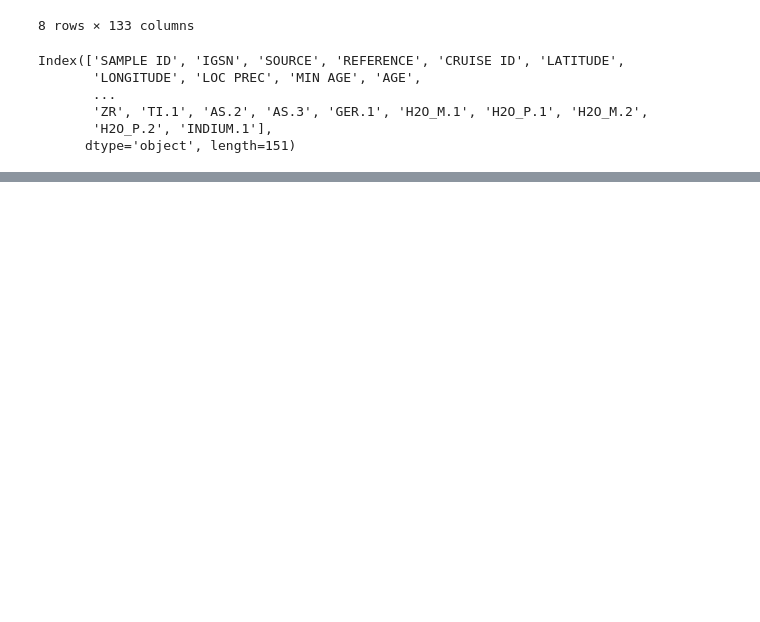
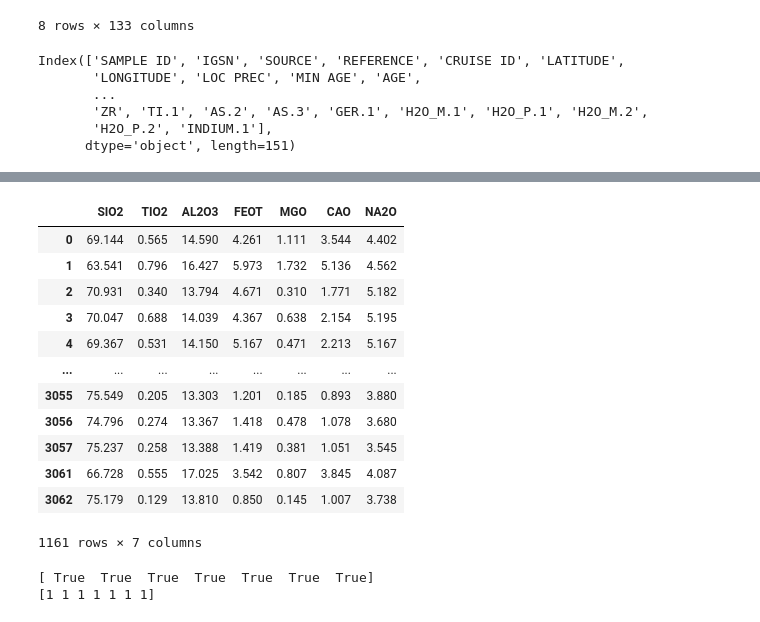
Before and after one commit to DSEI21000-S21/project-clustering-geological-samples, a Jupyter notebook: Geological_Samples_ML_Project.ipynb, the cells around one changed output, grey strips where cells are left out. Cells and saved outputs as stored; diff of their text form; code cells hidden in the pictures; blank space fills up the shorter version.

```diff
--- a/Geological_Samples_ML_Project.ipynb
+++ b/Geological_Samples_ML_Project.ipynb
@@ -107,0 +172,16 @@ df.shape
+# %%
+# Mini Test:
+# Took a random paper as a target and saw if we could identify the most informative features looking at the
+# 5 negative correlated features
+# Change target to 1 and 0
+
+data_baby = df
+target = {'RODRIGUEZ, C.; SELLES, D.; DUNGAN, M. A.; LANGMUIR, C. H.; LEEMAN, W. P., 2007':1,
+          ' ':0}
+
+data_baby['target']= data_baby['REFERENCE'].map(target)
+
+# Missing values are given a '?'. First replace them with np.NaN to facilitate removing them with pandas:
+data_baby['target'] = data_baby['target'].fillna(0)
+
+data_baby = data_baby.dropna()
@@ -107,0 +199,40 @@ df.shape
+# %%
+# Get 5 most informative features
+
+from sklearn.linear_model import LinearRegression
+from sklearn.feature_selection import RFE
+
+model = LinearRegression()
+#Initializing RFE model
+rfe = RFE(model, 42)
+#Transforming data using RFE
+
+
+X = data_baby[['SIO2','TIO2','AL2O3','FEOT','MGO','CAO', 'NA2O']]
+y = data_baby['target']
+
+
+X
+# %% [output]
+|  | SIO2 | TIO2 | AL2O3 | FEOT | MGO | CAO | NA2O |
+| 0 | 69.144 | 0.565 | 14.590 | 4.261 | 1.111 | 3.544 | 4.402 |
+| 1 | 63.541 | 0.796 | 16.427 | 5.973 | 1.732 | 5.136 | 4.562 |
+| 2 | 70.931 | 0.340 | 13.794 | 4.671 | 0.310 | 1.771 | 5.182 |
+| 3 | 70.047 | 0.688 | 14.039 | 4.367 | 0.638 | 2.154 | 5.195 |
+| 4 | 69.367 | 0.531 | 14.150 | 5.167 | 0.471 | 2.213 | 5.167 |
+| ... | ... | ... | ... | ... | ... | ... | ... |
+| 3055 | 75.549 | 0.205 | 13.303 | 1.201 | 0.185 | 0.893 | 3.880 |
+| 3056 | 74.796 | 0.274 | 13.367 | 1.418 | 0.478 | 1.078 | 3.680 |
+| 3057 | 75.237 | 0.258 | 13.388 | 1.419 | 0.381 | 1.051 | 3.545 |
+| 3061 | 66.728 | 0.555 | 17.025 | 3.542 | 0.807 | 3.845 | 4.087 |
+| 3062 | 75.179 | 0.129 | 13.810 | 0.850 | 0.145 | 1.007 | 3.738 |
+1161 rows × 7 columns
+# %%
+X_rfe = rfe.fit_transform(X,y)
+#Fitting the data to model
+model.fit(X_rfe,y)
+print(rfe.support_)
+print(rfe.ranking_)
+# %% [output]
+[ True  True  True  True  True  True  True]
+[1 1 1 1 1 1 1]
```
Also changed, not shown: parts of 22 cells of this notebook.
